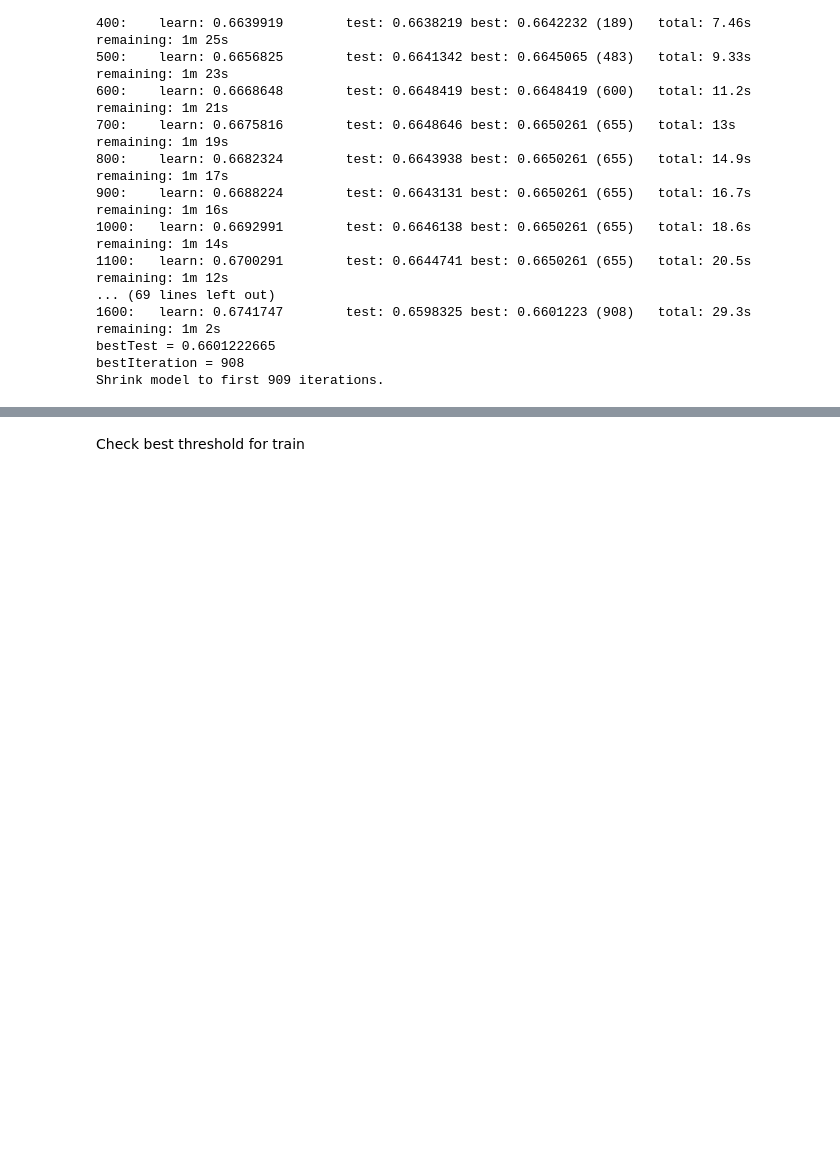
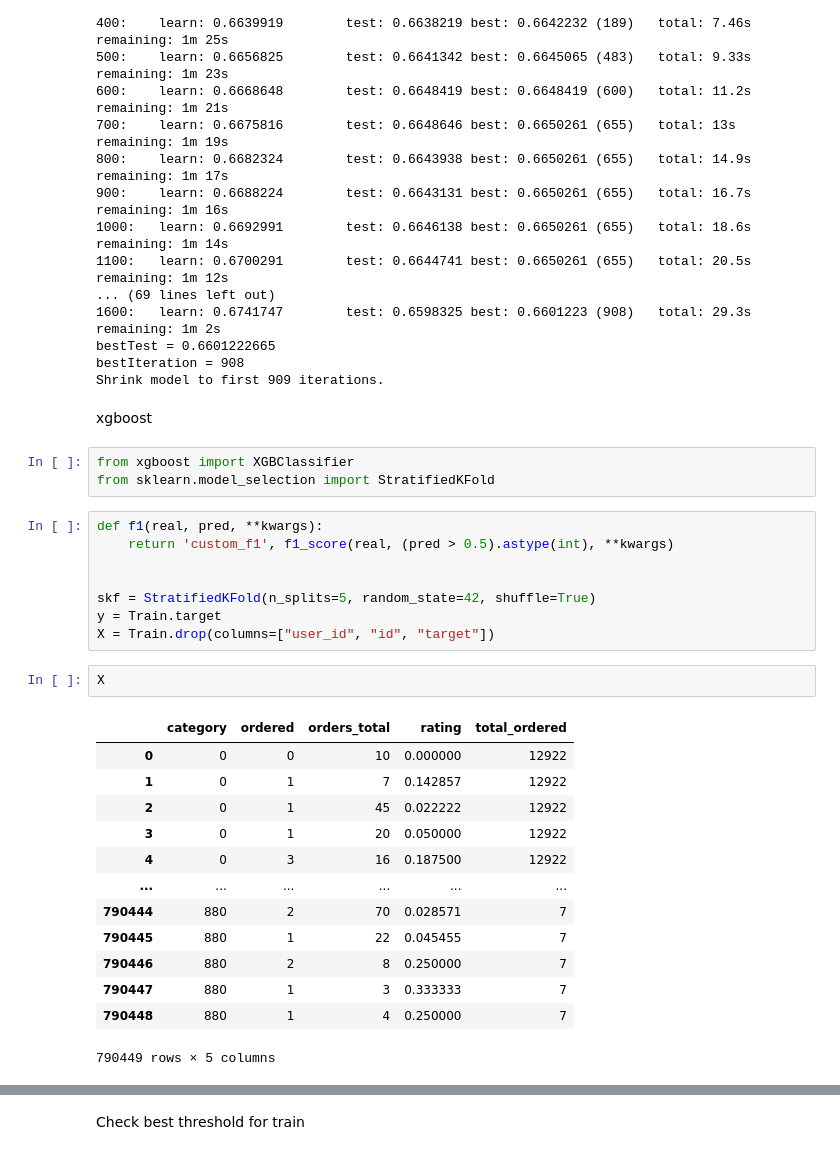
Before and after one commit to avanturer/Ecom-Competition, a Jupyter notebook: train_and_predict.ipynb, the cells around one changed output, grey strips where cells are left out. Saved outputs shown, nothing was run; the diff lists cells and outputs as text; blank space fills up the shorter version.

Commit message:
add xgboost and up score from 22->17

```diff
--- a/train_and_predict.ipynb
+++ b/train_and_predict.ipynb
@@ -123,3 +124,32 @@ for train_index, val_index in skf.split(X, y):
 bestTest = 0.6601222665
 bestIteration = 908
 Shrink model to first 909 iterations.
+# %% [markdown]
+xgboost
+# %%
+from xgboost import XGBClassifier
+from sklearn.model_selection import StratifiedKFold
+# %%
+def f1(real, pred, **kwargs):
+    return 'custom_f1', f1_score(real, (pred > 0.5).astype(int), **kwargs)
+
+
+skf = StratifiedKFold(n_splits=5, random_state=42, shuffle=True)
+y = Train.target
+X = Train.drop(columns=["user_id", "id", "target"])
+# %%
+X
+# %% [output]
+|  | category | ordered | orders_total | rating | total_ordered |
+| 0 | 0 | 0 | 10 | 0.000000 | 12922 |
+| 1 | 0 | 1 | 7 | 0.142857 | 12922 |
+| 2 | 0 | 1 | 45 | 0.022222 | 12922 |
+| 3 | 0 | 1 | 20 | 0.050000 | 12922 |
+| 4 | 0 | 3 | 16 | 0.187500 | 12922 |
+| ... | ... | ... | ... | ... | ... |
+| 790444 | 880 | 2 | 70 | 0.028571 | 7 |
+| 790445 | 880 | 1 | 22 | 0.045455 | 7 |
+| 790446 | 880 | 2 | 8 | 0.250000 | 7 |
+| 790447 | 880 | 1 | 3 | 0.333333 | 7 |
+| 790448 | 880 | 1 | 4 | 0.250000 | 7 |
+790449 rows × 5 columns
```
Also changed, not shown: parts of 10 cells of this notebook.
